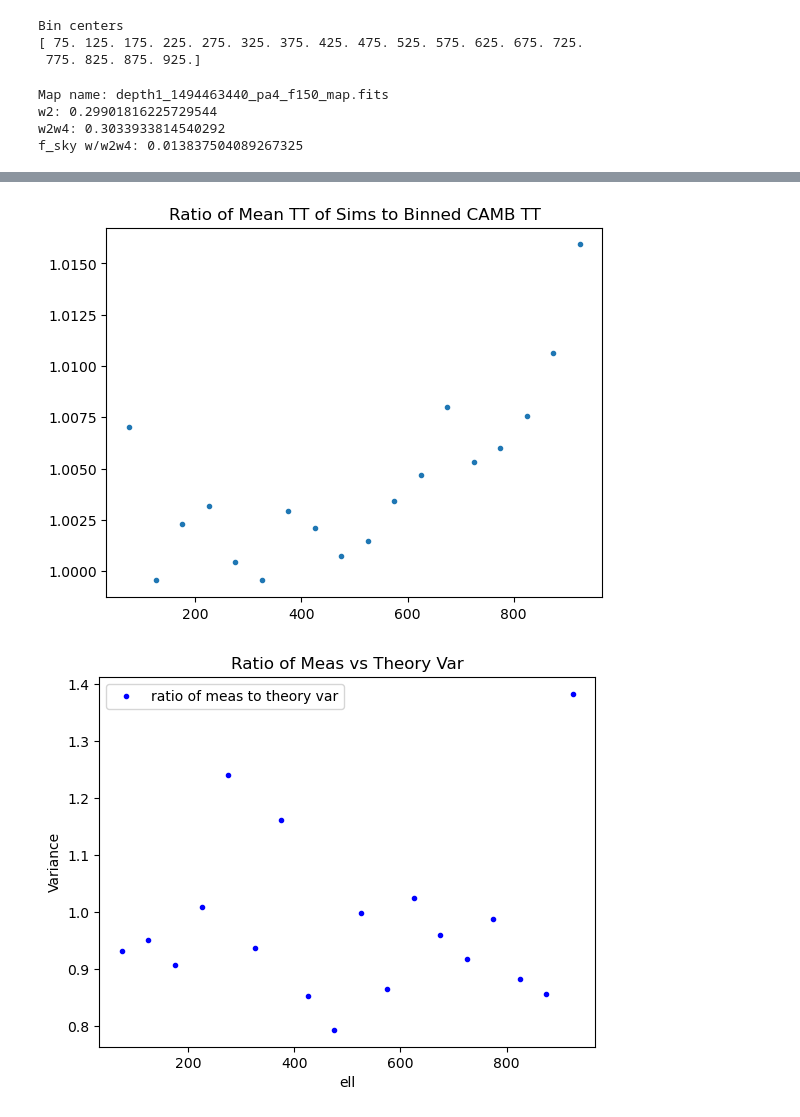
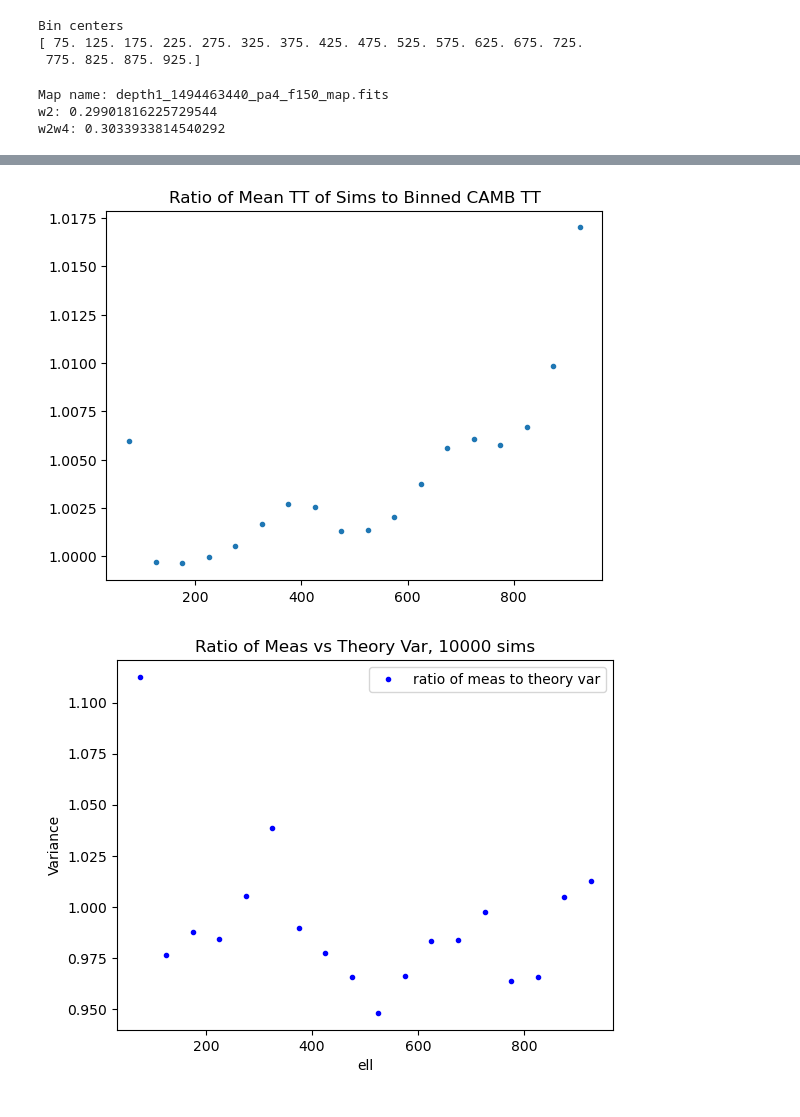
Before and after one commit to zhuber21/act-axion-analysis, a Jupyter notebook: notebooks/healpy_sim_bincount_test_01_20240820.ipynb, the cells around one changed output, grey strips where cells are left out. Cells and saved outputs as stored; diff of their text form; code cells hidden in the pictures.

Commit message:
updating bincount nbs for more sims

```diff
--- a/notebooks/healpy_sim_bincount_test_01_20240820.ipynb
+++ b/notebooks/healpy_sim_bincount_test_01_20240820.ipynb
@@ -170,3 +170,35 @@ plt.close()
 [figure]
 [figure]
 [figure]
+# %%
+# Trying the realistic mask with 10,000 sims instead of 100
+w2 = np.mean(healpy_mask**2)
+w2w4 = np.mean(healpy_mask**2)**2 / np.mean(healpy_mask**4)
+
+N_sims = 10000
+lmin = 50
+lmax = 1000 # Need to use a smaller lmax due to our nside value
+bin_size = 50
+NSIDE = 512
+
+bins = np.arange(lmin, lmax, bin_size)
+centers = (bins[1:] + bins[:-1])/2.
+print("Bin centers")
+print(centers)
+
+# binning CAMB input to match my spectra
+digitized = np.digitize(ell[lmin:lmax], bins, right=True)
+CAMB_ClTT_binned = np.bincount(digitized, ClTT[lmin:lmax].reshape(-1))[1:-1]/np.bincount(digitized)[1:-1]
+
+spectra = []
+
+for i in tqdm(range(N_sims)):
+    alm = hp.sphtfunc.synalm(ClTT)
+    input_map = hp.sphtfunc.alm2map(alm, nside=NSIDE, pol=False)
+    full_spectrum = hp.sphtfunc.anafast(input_map*healpy_mask) / w2
+    binned_spectrum = np.bincount(digitized, full_spectrum[lmin:lmax].reshape(-1))[1:-1]/np.bincount(digitized)[1:-1]
+    spectra.append(binned_spectrum)
+
+spectra = np.array(spectra)
+variance = np.var(spectra,axis=0)
+mean = np.mean(spectra, axis=0)
@@ -434,7 +520,7 @@ hp.mollview(m_sm,fig=fig)
 w2 = np.mean(m_sm**2)
 w2w4 = np.mean(m_sm**2)**2 / np.mean(m_sm**4)
 
-N_sims = 100
+N_sims = 10000
 lmin = 50
 lmax = 1000 # Need to use a smaller lmax due to our nside value
 bin_size = 50
@@ -473,12 +559,11 @@ theory_var = 2*CAMB_ClTT_binned**2/(theory_bincount_w_fsky)
 print("Map name: " + lines[idx])
 print("w2: " + str(w2))
 print("w2w4: " + str(w2w4))
-print("f_sky w/w2w4: " +str(f_sky))
+#print("f_sky w/w2w4: " +str(f_sky))
 # %% [output]
 Map name: depth1_1494463440_pa4_f150_map.fits
 w2: 0.29901816225729544
 w2w4: 0.3033933814540292
-f_sky w/w2w4: 0.013837504089267325
 # %%
 plt.plot(centers,centers*(centers+1)*CAMB_ClTT_binned/(2*np.pi),'b.',label='CAMB TT binned')
 plt.errorbar(centers,centers*(centers+1)*mean/(2*np.pi),yerr=centers*(centers+1)*np.sqrt(variance)/(2*np.pi),fmt='r.',label='Mean of sims with errorbar')
@@ -495,7 +580,7 @@ plt.close()
 
 plt.plot(centers,variance/theory_var,'b.',label='ratio of meas to theory var')
 plt.legend()
-plt.title("Ratio of Meas vs Theory Var")
+plt.title("Ratio of Meas vs Theory Var, 10000 sims")
 plt.ylabel("Variance")
 plt.xlabel("ell")
 plt.show()
@@ -505,2 +590,2 @@ plt.close()
-[figure, old version]
+[figure, new version]
-[figure, old version]
+[figure, new version]
```
Also changed, not shown: parts of 4 cells of this notebook.
